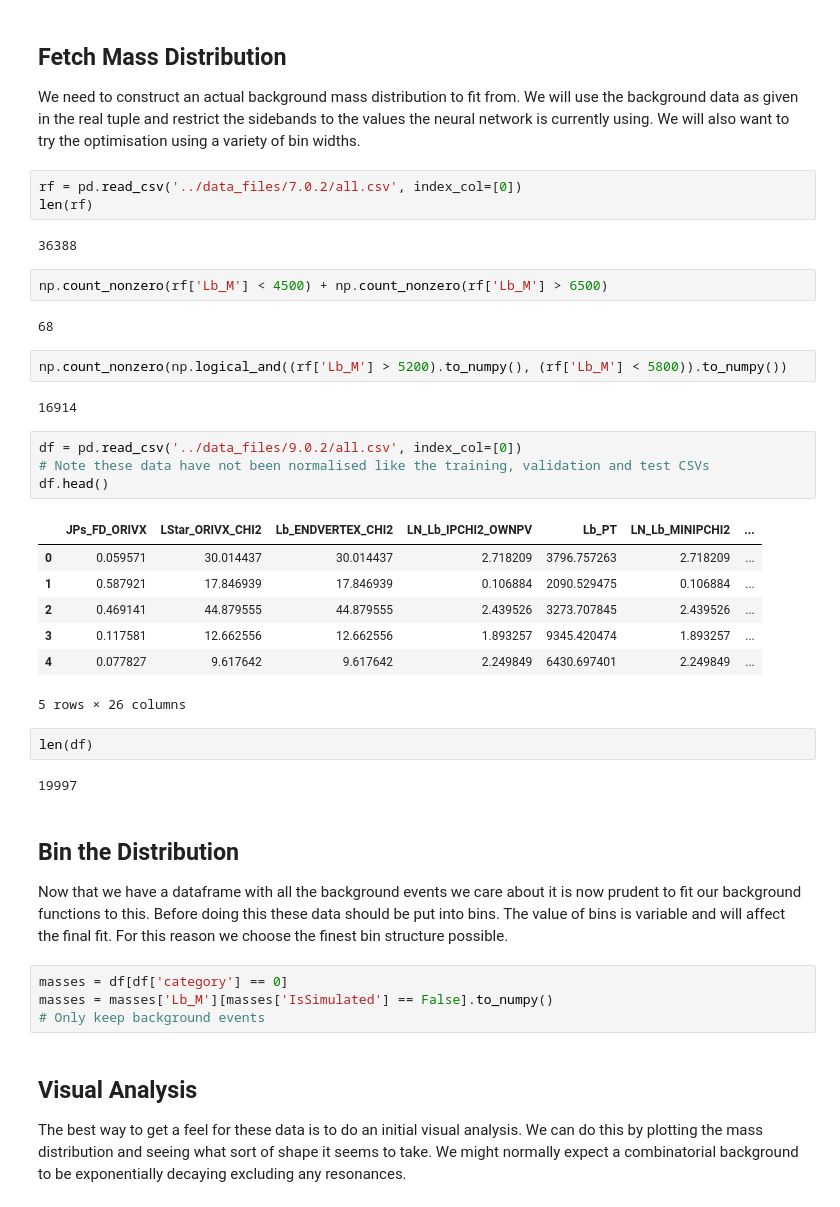
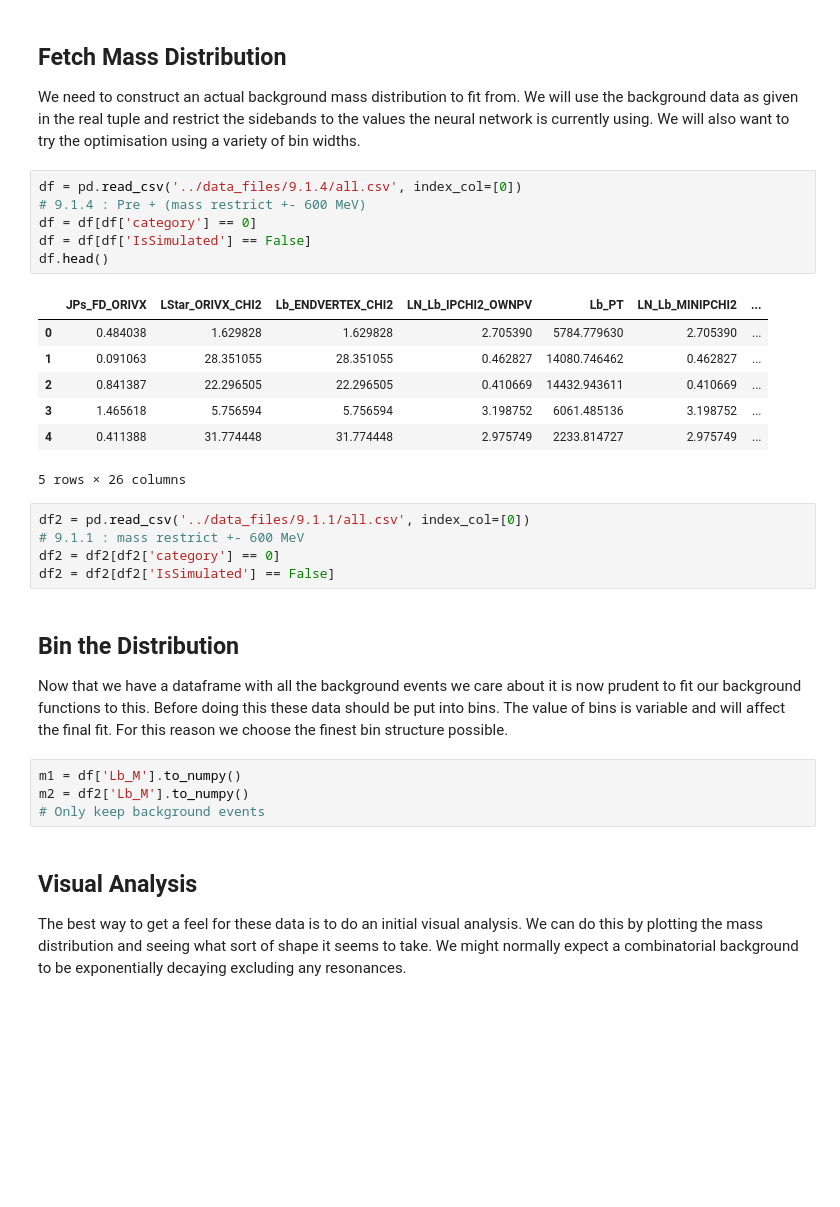
Before and after one commit to ChandlerKenworthy/Y4RareDecayProject, a Jupyter notebook: background_fitting/least_squares_fit.ipynb, the cells around one changed output. Drawn from its saved outputs; the diff is of its cells as text; blank space fills up the shorter version.

```diff
--- a/background_fitting/least_squares_fit.ipynb
+++ b/background_fitting/least_squares_fit.ipynb
@@ -11,41 +11,31 @@ plt.style.use([hep.style.ROOT, hep.style.firamath])
 # %% [markdown]
 ## Fetch Mass Distribution
 We need to construct an actual background mass distribution to fit from. We will use the background data as given in the real tuple and restrict the sidebands to the values the neural network is currently using. We will also want to try the optimisation using a variety of bin widths.
-# %%
-rf = pd.read_csv('../data_files/7.0.2/all.csv', index_col=[0])
-len(rf)
-# %% [output]
-36388
-# %%
-np.count_nonzero(rf['Lb_M'] < 4500) + np.count_nonzero(rf['Lb_M'] > 6500)
-# %% [output]
-68
-# %%
-np.count_nonzero(np.logical_and((rf['Lb_M'] > 5200).to_numpy(), (rf['Lb_M'] < 5800)).to_numpy())
-# %% [output]
-16914
-# %%
-df = pd.read_csv('../data_files/9.0.2/all.csv', index_col=[0])
-# Note these data have not been normalised like the training, validation and test CSVs
-df.head()
-# %% [output]
-|  | JPs_FD_ORIVX | LStar_ORIVX_CHI2 | Lb_ENDVERTEX_CHI2 | LN_Lb_IPCHI2_OWNPV | Lb_PT | LN_Lb_MINIPCHI2 | ... |
-| 0 | 0.059571 | 30.014437 | 30.014437 | 2.718209 | 3796.757263 | 2.718209 | ... |
-| 1 | 0.587921 | 17.846939 | 17.846939 | 0.106884 | 2090.529475 | 0.106884 | ... |
-| 2 | 0.469141 | 44.879555 | 44.879555 | 2.439526 | 3273.707845 | 2.439526 | ... |
-| 3 | 0.117581 | 12.662556 | 12.662556 | 1.893257 | 9345.420474 | 1.893257 | ... |
-| 4 | 0.077827 | 9.617642 | 9.617642 | 2.249849 | 6430.697401 | 2.249849 | ... |
-5 rows × 26 columns
-# %%
-len(df)
-# %% [output]
-19997
+# %%
+df = pd.read_csv('../data_files/9.1.4/all.csv', index_col=[0])
+# 9.1.4 : Pre + (mass restrict +- 600 MeV)
+df = df[df['category'] == 0]
+df = df[df['IsSimulated'] == False]
+df.head()
+# %% [output]
+|  | JPs_FD_ORIVX | LStar_ORIVX_CHI2 | Lb_ENDVERTEX_CHI2 | LN_Lb_IPCHI2_OWNPV | Lb_PT | LN_Lb_MINIPCHI2 | ... |
+| 0 | 0.484038 | 1.629828 | 1.629828 | 2.705390 | 5784.779630 | 2.705390 | ... |
+| 1 | 0.091063 | 28.351055 | 28.351055 | 0.462827 | 14080.746462 | 0.462827 | ... |
+| 2 | 0.841387 | 22.296505 | 22.296505 | 0.410669 | 14432.943611 | 0.410669 | ... |
+| 3 | 1.465618 | 5.756594 | 5.756594 | 3.198752 | 6061.485136 | 3.198752 | ... |
+| 4 | 0.411388 | 31.774448 | 31.774448 | 2.975749 | 2233.814727 | 2.975749 | ... |
+5 rows × 26 columns
+# %%
+df2 = pd.read_csv('../data_files/9.1.1/all.csv', index_col=[0])
+# 9.1.1 : mass restrict +- 600 MeV
+df2 = df2[df2['category'] == 0]
+df2 = df2[df2['IsSimulated'] == False]
 # %% [markdown]
 ## Bin the Distribution
 Now that we have a dataframe with all the background events we care about it is now prudent to fit our background functions to this. Before doing this these data should be put into bins. The value of bins is variable and will affect the final fit. For this reason we choose the finest bin structure possible.
 # %%
-masses = df[df['category'] == 0]
-masses = masses['Lb_M'][masses['IsSimulated'] == False].to_numpy()
+m1 = df['Lb_M'].to_numpy()
+m2 = df2['Lb_M'].to_numpy()
 # Only keep background events
 # %% [markdown]
 ## Visual Analysis
```
Also changed, not shown: parts of 25 cells of this notebook, 20 other files.
